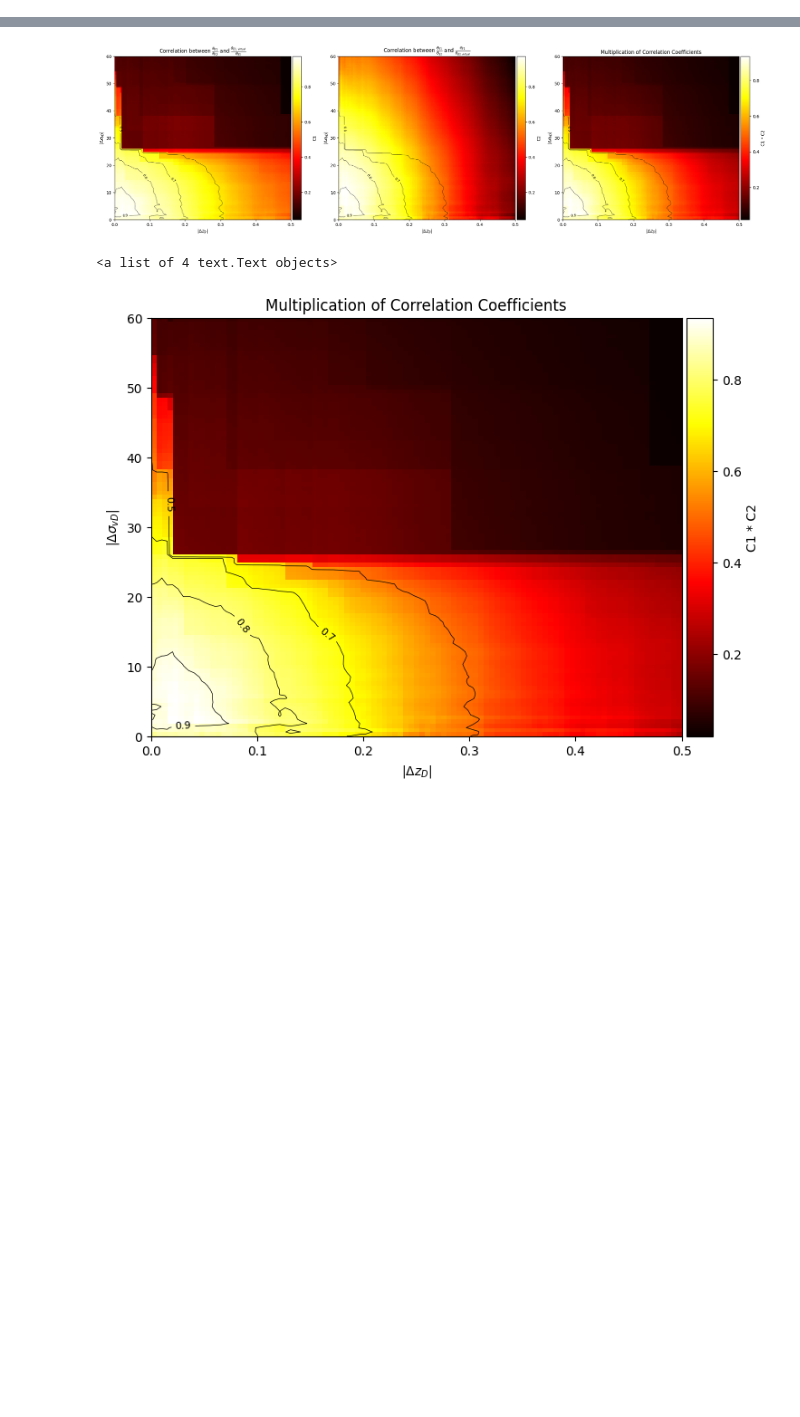
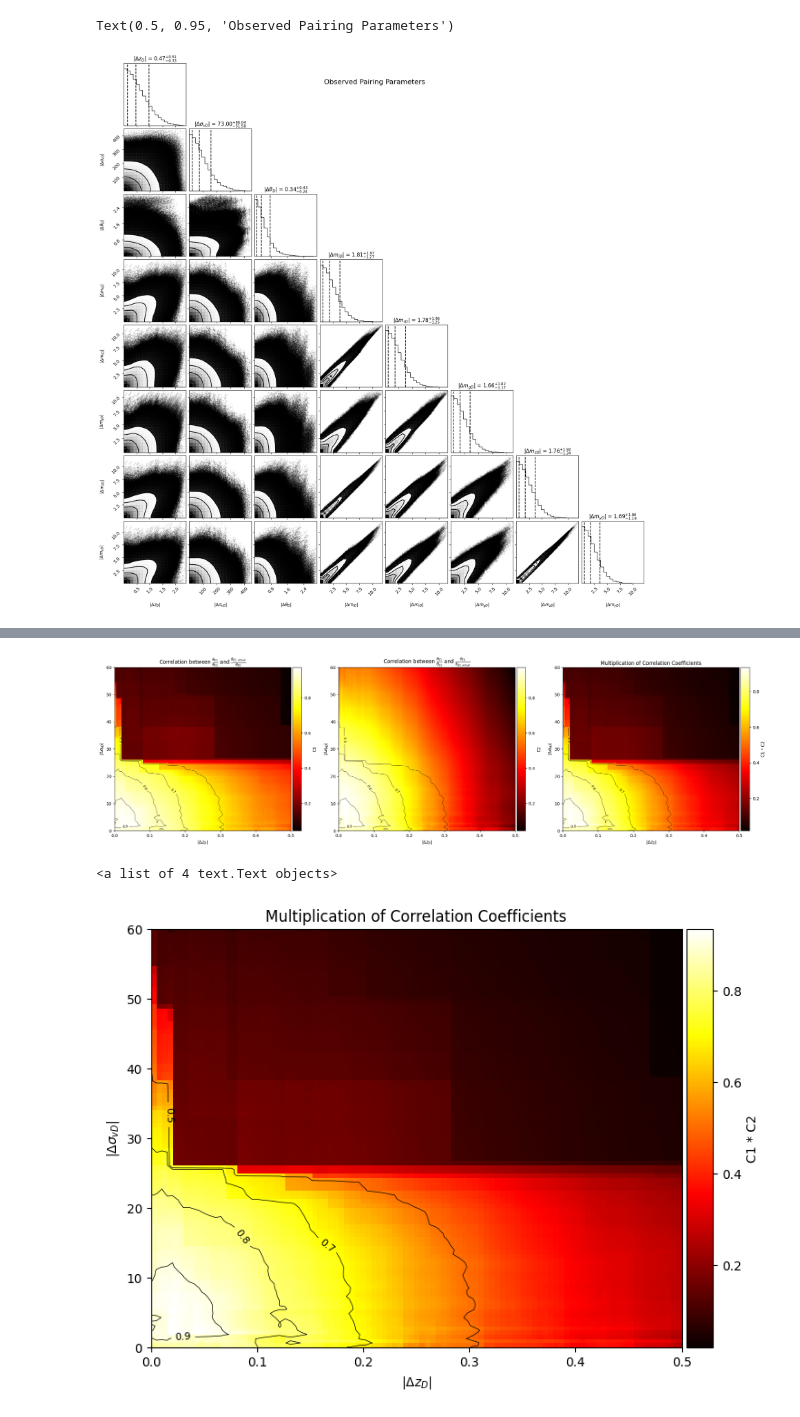
Before and after one commit to timedilatesme/strong-lensing-spring-2025, a Jupyter notebook: final project/pseudo_DSPL_slsim_feasibility_all_observable_parameters.ipynb, the cells around one changed output, grey strips where cells are left out. Cells and saved outputs as stored; diff of their text form; code cells hidden in the pictures; blank space fills up the shorter version.

```diff
--- a/final project/pseudo_DSPL_slsim_feasibility_all_observable_parameters.ipynb
+++ b/final project/pseudo_DSPL_slsim_feasibility_all_observable_parameters.ipynb
@@ -270 +518,46 @@ pairing_parameters = {
+# %%
+# make a corner plot featuring delta_z_D, delta_sigma_v_D, delta_size_D, delta_mag_D
+
+# Define the exact order of parameters we want to plot:
+keys = [
+    "abs_delta_z_D",
+    "abs_delta_sigma_v_D",
+    "abs_delta_size_D",
+    "abs_delta_mag_i_D",
+    "abs_delta_mag_r_D",
+    "abs_delta_mag_g_D",
+    "abs_delta_mag_z_D",
+    "abs_delta_mag_y_D",
+]
+
+latex_labels = {
+    "abs_delta_z_D": r"$|\Delta z_D|$",
+    "abs_delta_sigma_v_D": r"$|\Delta \sigma_{vD}|$",
+    "abs_delta_size_D": r"$|\Delta \theta_D|$",
+    "abs_delta_mag_i_D": r"$|\Delta m_{iD}|$",
+    "abs_delta_mag_r_D": r"$|\Delta m_{rD}|$",
+    "abs_delta_mag_g_D": r"$|\Delta m_{gD}|$",
+    "abs_delta_mag_z_D": r"$|\Delta m_{zD}|$",
+    "abs_delta_mag_y_D": r"$|\Delta m_{yD}|$",
+}
+
+# Stack into an (n_samples, n_keys) array:
+data = np.column_stack([pairing_parameters[k] for k in keys])
+
+# Now call corner with the array:
+fig = corner.corner(
+    data,
+    labels=[latex_labels[k] for k in keys],
+    show_titles=True,
+    title_kwargs={"fontsize": 12},
+    quantiles=[0.16, 0.5, 0.84],
+)
+fig.suptitle(
+    f"Observed Pairing Parameters",
+    fontsize=16,
+    y=0.95,
+)
+# %% [output]
+Text(0.5, 0.95, 'Observed Pairing Parameters')
+[figure, added]
 # %%
```
Also changed, not shown: parts of 36 cells of this notebook, 5 other files.
